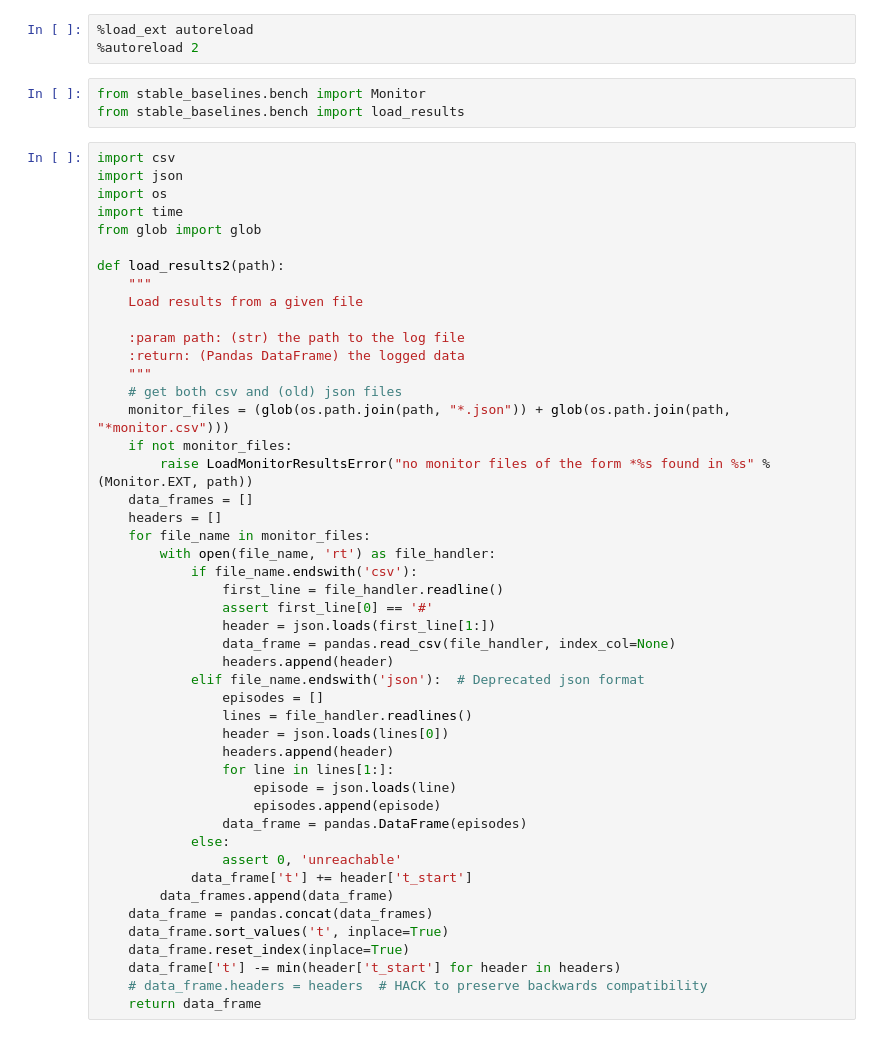
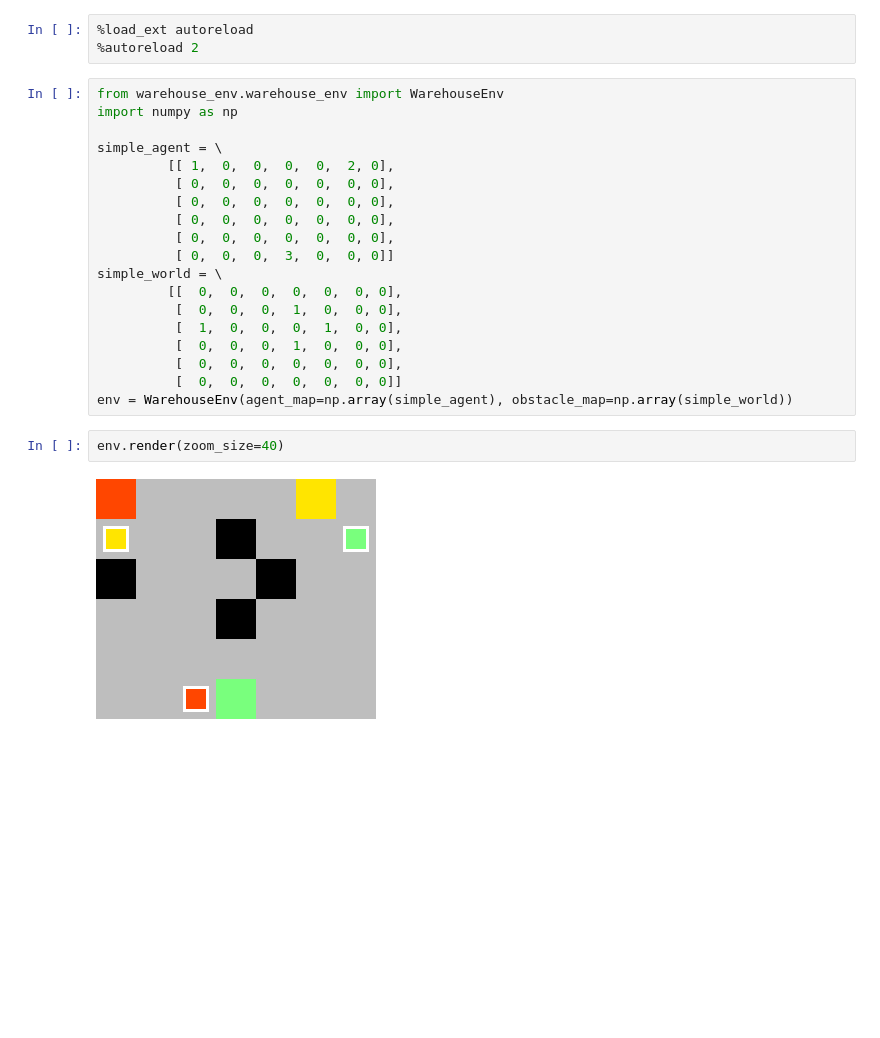
Before and after one commit to pehuenmoure/warehouse_rrl, a Jupyter notebook: TestNotebook.ipynb, the cells around one changed output. Cells and saved outputs as stored; diff of their text form; blank space fills up the shorter version.

Commit message:
Adding visualizer notebook.

```diff
--- a/TestNotebook.ipynb
+++ b/TestNotebook.ipynb
@@ -1,53 +1,26 @@
 # %%
 %load_ext autoreload
 %autoreload 2
-# %%
-from stable_baselines.bench import Monitor
-from stable_baselines.bench import load_results
-# %%
-import csv
-import json
-import os
-import time
-from glob import glob
-
-def load_results2(path):
-    """
-    Load results from a given file
-
-    :param path: (str) the path to the log file
-    :return: (Pandas DataFrame) the logged data
-    """
-    # get both csv and (old) json files
-    monitor_files = (glob(os.path.join(path, "*.json")) + glob(os.path.join(path, "*monitor.csv")))
-    if not monitor_files:
-        raise LoadMonitorResultsError("no monitor files of the form *%s found in %s" % (Monitor.EXT, path))
-    data_frames = []
-    headers = []
-    for file_name in monitor_files:
-        with open(file_name, 'rt') as file_handler:
-            if file_name.endswith('csv'):
-                first_line = file_handler.readline()
-                assert first_line[0] == '#'
-                header = json.loads(first_line[1:])
-                data_frame = pandas.read_csv(file_handler, index_col=None)
-                headers.append(header)
-            elif file_name.endswith('json'):  # Deprecated json format
-                episodes = []
-                lines = file_handler.readlines()
-                header = json.loads(lines[0])
-                headers.append(header)
-                for line in lines[1:]:
-                    episode = json.loads(line)
-                    episodes.append(episode)
-                data_frame = pandas.DataFrame(episodes)
-            else:
-                assert 0, 'unreachable'
-            data_frame['t'] += header['t_start']
-        data_frames.append(data_frame)
-    data_frame = pandas.concat(data_frames)
-    data_frame.sort_values('t', inplace=True)
-    data_frame.reset_index(inplace=True)
-    data_frame['t'] -= min(header['t_start'] for header in headers)
-    # data_frame.headers = headers  # HACK to preserve backwards compatibility
-    return data_frame
+# %%
+from warehouse_env.warehouse_env import WarehouseEnv
+import numpy as np
+
+simple_agent = \
+         [[ 1,  0,  0,  0,  0,  2, 0],
+          [ 0,  0,  0,  0,  0,  0, 0],
+          [ 0,  0,  0,  0,  0,  0, 0],
+          [ 0,  0,  0,  0,  0,  0, 0],
+          [ 0,  0,  0,  0,  0,  0, 0],
+          [ 0,  0,  0,  3,  0,  0, 0]]
+simple_world = \
+         [[  0,  0,  0,  0,  0,  0, 0],
+          [  0,  0,  0,  1,  0,  0, 0],
+          [  1,  0,  0,  0,  1,  0, 0],
+          [  0,  0,  0,  1,  0,  0, 0],
+          [  0,  0,  0,  0,  0,  0, 0],
+          [  0,  0,  0,  0,  0,  0, 0]]
+env = WarehouseEnv(agent_map=np.array(simple_agent), obstacle_map=np.array(simple_world))
+# %%
+env.render(zoom_size=40)
+# %% [output]
+[figure, added]
```
Also changed, not shown: parts of 11 cells of this notebook, 35 other files.
